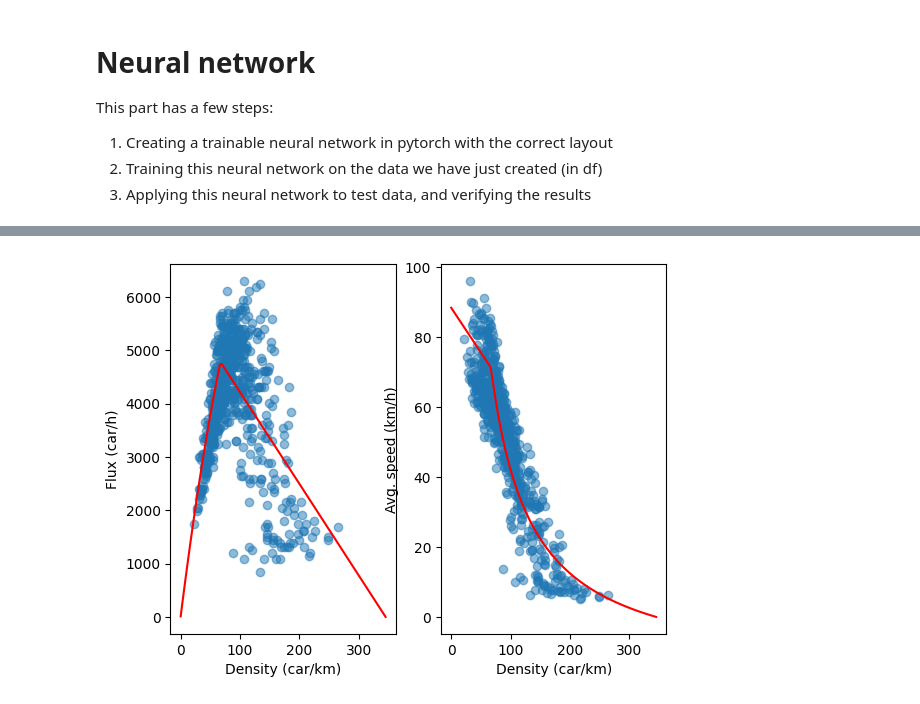
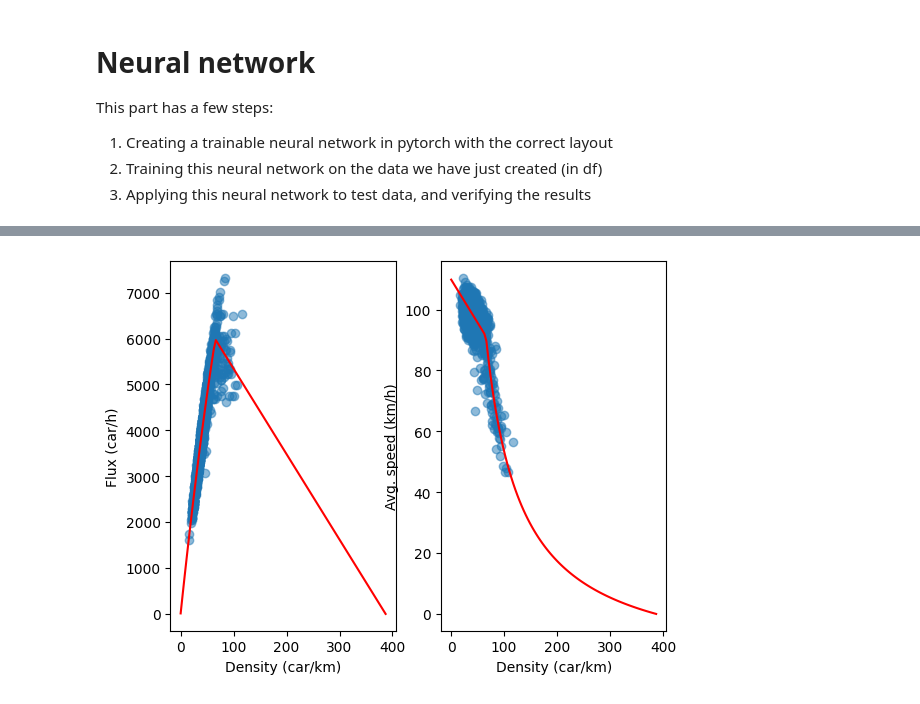
Before and after one commit to vossemeijssen/macroscopic_traffic_model, a Jupyter notebook: Training_method_2.ipynb, the cells around one changed output, grey strips where cells are left out. Drawn from its saved outputs; the diff is of its cells as text; code cells hidden in the pictures.

Commit message:
Train / test split, results were similar

```diff
--- a/Training_method_2.ipynb
+++ b/Training_method_2.ipynb
@@ -212,12 +213,8 @@ class NeuralNetwork(nn.Module):
         return fr_params
 # %%
 # Initialize data
-X = df[[1, 2, 3, 4, 5, 6, "gem_dichtheid"]]
-Y = df["gem_intensiteit"]
+train_df, test_df = train_test_split(df, test_size=0.2, random_state=42)
+X_train_df = train_df[[1, 2, 3, 4, 5, 6, "gem_dichtheid"]]
+Y_train_df = train_df["gem_intensiteit"]
+X_test_df = test_df[[1, 2, 3, 4, 5, 6, "gem_dichtheid"]]
+Y_test_df = test_df["gem_intensiteit"]
-# %%
-# Normalize data
-X = X/100.0
-Y = Y/10000.0
-
-X_tensor = torch.tensor(X.values, dtype=torch.float32)
-Y_tensor = torch.tensor(Y.values, dtype=torch.float32).view(-1)
@@ -255,42 +259,49 @@ Epoch [4000/5000], Loss: 0.0010
 Epoch [4500/5000], Loss: 0.0009
 Epoch [5000/5000], Loss: 0.0009
 # %%
-test_MSI_info = [50, 50, 50, 0, 0, 0]
+test_MSI_info = [
+    100,
+    100,
+    100,
+    0,
+    0,
+    0
+]
 # %%
 # Apply model to test_MSI_info
 fr_params = model.get_params(torch.tensor([test_MSI_info + [0]], dtype=torch.float)/100)
 qj = float(fr_params[0, 1] * 100)
 
-subset_IS_df = df[(df[[1, 2, 3, 4, 5, 6]] == test_MSI_info).all(axis=1)]
+subset_IS_df = test_df[(test_df[[1, 2, 3, 4, 5, 6]] == test_MSI_info).all(axis=1)]
 test_density = subset_IS_df["gem_dichtheid"]
 test_flux = subset_IS_df["gem_intensiteit"]
 test_speed = subset_IS_df["gem_snelheid"]
 
 model_density = np.linspace(0.1, qj, 100)
 model_flux = []
 def get_model_f(model, max_speeds, density):
     X = max_speeds + [density]
     X = torch.tensor([X], dtype=torch.float)
     X = X/100
     y = model(X)
     y = float(y)
     return y*10000
 
 for i in model_density:
     model_flux.append(get_model_f(model, test_MSI_info, i))
 model_flux = np.array(model_flux)
 model_speed = model_flux / model_density
 
 fig, (ax1, ax2) = plt.subplots(1, 2)
 
 ax1.scatter(test_density, test_flux, alpha=0.5)
 ax1.plot(model_density, model_flux, "r")
 ax1.set_xlabel('Density (car/km)')
 ax1.set_ylabel("Flux (car/h)")
 ax2.scatter(test_density, test_speed, alpha=0.5)
 ax2.plot(model_density, model_speed, "r")
 ax2.set_xlabel("Density (car/km)")
 ax2.set_ylabel("Avg. speed (km/h)")
 plt.show()
 # %% [output]
-[figure, old version]
+[figure, new version]
```
Also changed, not shown: parts of 3 cells of this notebook.
